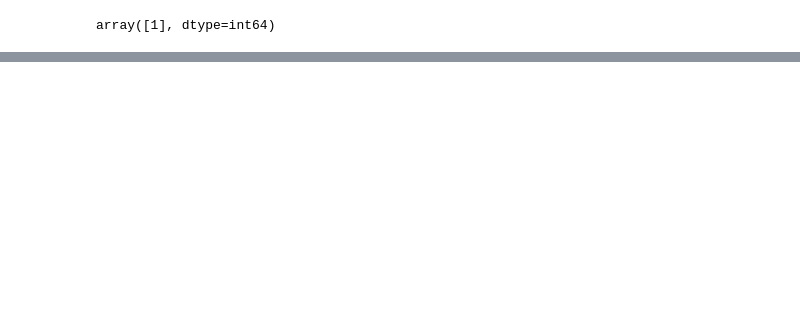
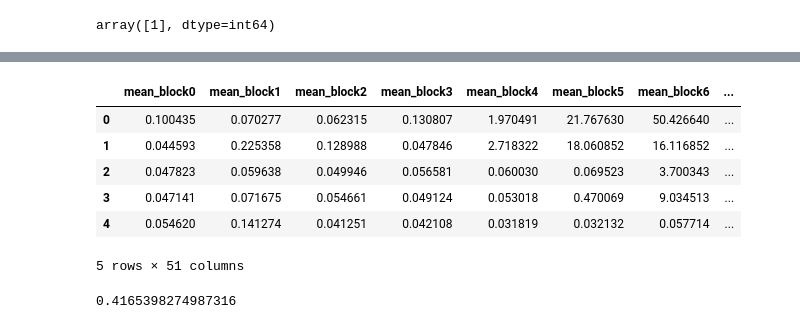
Before and after one commit to imanmorovatian/DSLFinalProject, a Jupyter notebook: main.ipynb, the cells around one changed output, grey strips where cells are left out. Saved outputs shown, nothing was run; the diff lists cells and outputs as text; code cells hidden in the pictures; blank space fills up the shorter version.

```diff
--- a/main.ipynb
+++ b/main.ipynb
@@ -126,0 +136,10 @@ df_dev[['bls_mean', 'bls_std']] = df_dev.apply(lambda r: cal_mean_std_blocks(r['
+# %%
+df_mean_std.head()
+# %% [output]
+|  | mean_block0 | mean_block1 | mean_block2 | mean_block3 | mean_block4 | mean_block5 | mean_block6 | ... |
+| 0 | 0.100435 | 0.070277 | 0.062315 | 0.130807 | 1.970491 | 21.767630 | 50.426640 | ... |
+| 1 | 0.044593 | 0.225358 | 0.128988 | 0.047846 | 2.718322 | 18.060852 | 16.116852 | ... |
+| 2 | 0.047823 | 0.059638 | 0.049946 | 0.056581 | 0.060030 | 0.069523 | 3.700343 | ... |
+| 3 | 0.047141 | 0.071675 | 0.054661 | 0.049124 | 0.053018 | 0.470069 | 9.034513 | ... |
+| 4 | 0.054620 | 0.141274 | 0.041251 | 0.042108 | 0.031819 | 0.032132 | 0.057714 | ... |
+5 rows × 51 columns
@@ -126,0 +151,6 @@ df_dev[['bls_mean', 'bls_std']] = df_dev.apply(lambda r: cal_mean_std_blocks(r['
+# %%
+rf = RandomForestClassifier(n_estimators=200).fit(X_train, y_train)
+y_pred = rf.predict(X_test)
+accuracy_score(y_test, y_pred)
+# %% [output]
+0.4165398274987316
```
Also changed, not shown: parts of 5 cells of this notebook.
